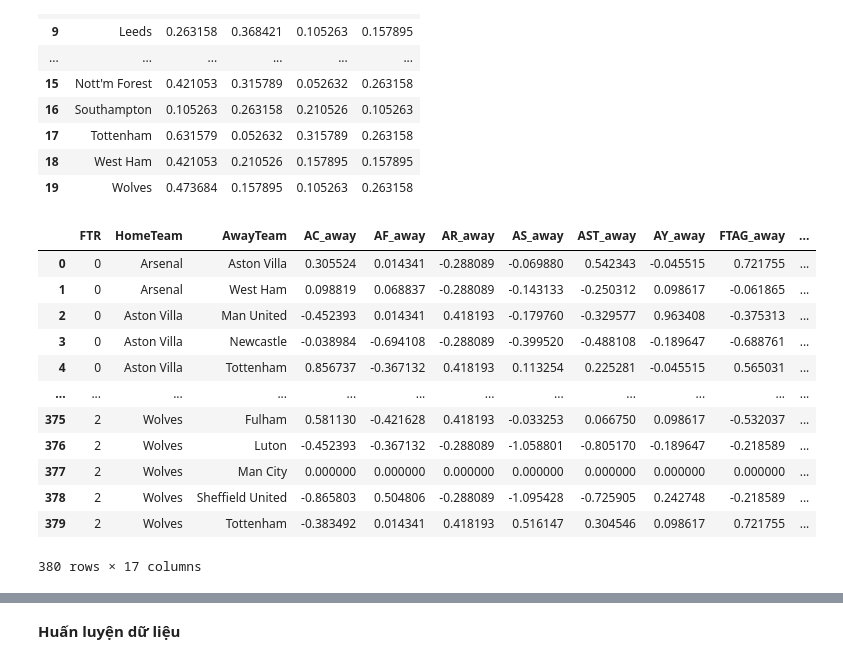
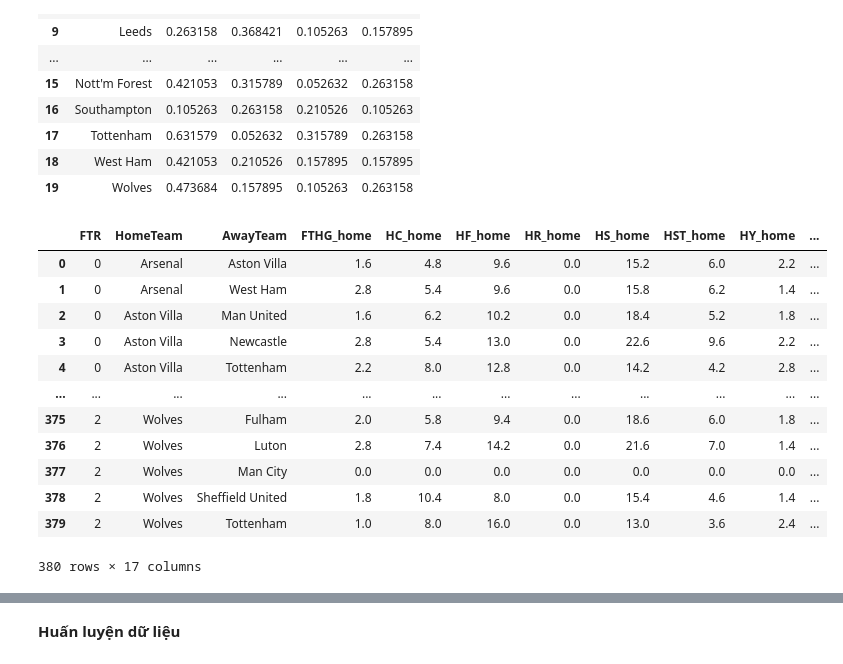
Before and after one commit to hoanghelloworld/match_football_prediction, a Jupyter notebook: train_models/EPL_train/all_models.ipynb, the cells around one changed output, grey strips where cells are left out. Saved outputs shown, nothing was run; the diff lists cells and outputs as text; code cells hidden in the pictures.

```diff
--- a/train_models/EPL_train/all_models.ipynb
+++ b/train_models/EPL_train/all_models.ipynb
@@ -6,7 +9,7 @@ import pandas as pd
 from data_processing import *
 # %%
 # Đọc file dữ liệu mùa giải hiện tại và chuyển vào dataframe
-df_saved_name = 'EPL23-24.csv'
+df_saved_name = '/workspaces/match_football_prediction/dulieuhuanluyen/EPL23-24.csv'
 df_ml = pd.read_csv(df_saved_name)  # Đọc file CSV vào dataframe df_ml
 df_ml
 # %% [output]
@@ -25,22 +28,7 @@ df_ml
 380 rows × 106 columns
 # %%
 # Điền giá trị 0 vào các ô bị thiếu
-df_ml = df_ml.fillna(0)  # Điền giá trị 0 vào các ô trống trong dataframe df_ml
-
-# Chọn các cột cần giữ lại
-columns_to_keep = ['Time', 'Div', 'Date', 'HomeTeam', 'AwayTeam', 'FTR', 'Referee', 'HTR']
-df_keep = df_ml[columns_to_keep]  # Tạo dataframe df_keep chứa các cột đã chọn
-
-# Chọn các cột cần chuẩn hóa
-columns_to_scale = [col for col in df_ml.columns if col not in columns_to_keep]
-df_scale = df_ml[columns_to_scale]  # Tạo dataframe df_scale chứa các cột cần chuẩn hóa
-
-# Chuẩn hóa các cột đã chọn
-scaled_np = preprocessing.scale(df_scale)  # Chuẩn hóa dữ liệu trong df_scale
-scaled_df = pd.DataFrame(scaled_np, columns=df_scale.columns)  # Tạo dataframe mới từ dữ liệu đã chuẩn hóa
-
-# Kết hợp các cột đã giữ lại và các cột đã chuẩn hóa
-data = pd.concat([df_keep, scaled_df], axis=1)  # Kết hợp df_keep và scaled_df
+data = df_ml.fillna(0)  # Điền giá trị 0 vào các ô trống trong dataframe df_ml
 
 # Chọn các cột mong muốn
 desired_columns = ['HomeTeam', 'AwayTeam', 'FTHG', 'FTAG', 'FTR', 'HS', 'AS', 'HST', 'AST', 'HF', 'AF', 'HC', 'AC', 'HY', 'AY', 'HR', 'AR']
@@ -110,42 +98,45 @@ last_season_stats
 # %%
 # Lấy danh sách các đội từ cột 'HomeTeam' trong dữ liệu
 teams = data['HomeTeam'].unique()
 # Chuẩn bị tập dữ liệu cho đội khách
+# prepare_dataset_away = prepare_dataset_away_l10m(data, teams) #train voi 10 tran truoc
 prepare_dataset_away = prepare_dataset_away_l5m(data, teams)
 # Điền các giá trị NaN bằng 0
 prepare_dataset_away = prepare_dataset_away.fillna(0)
 # Chuẩn bị tập dữ liệu cho đội nhà
+# prepare_dataset_away = prepare_dataset_away_l10m(data, teams) #train voi 10 tran truoc
 prepare_dataset_home = prepare_dataset_home_l5m(data, teams)
 # Điền các giá trị NaN bằng 0
 prepare_dataset_home = prepare_dataset_home.fillna(0)
 
 # Chuyển đổi cột 'FTR' thành dạng số (mã hóa)
-prepare_dataset_away['FTR'] = prepare_dataset_away['FTR'].astype('category').cat.codes
-prepare_dataset_home['FTR'] = prepare_dataset_home['FTR'].astype('category').cat.codes
+# prepare_dataset_away['FTR'] = prepare_dataset_away['FTR'].astype('category').cat.codes
+# prepare_dataset_home['FTR'] = prepare_dataset_home['FTR'].astype('category').cat.codes
 
 # Kết hợp hai dataframe lại thành một
-merged_df = pd.merge(prepare_dataset_away, prepare_dataset_home, on=['FTR', 'HomeTeam', 'AwayTeam'], suffixes=('_away', '_home'))
+merged_df = pd.merge(prepare_dataset_home,prepare_dataset_away, on=['FTR', 'HomeTeam', 'AwayTeam'], suffixes=('_away', '_home'))
 
 # Chọn các cột cần thiết từ dataframe đã kết hợp
-columns_away = ['AC_away', 'AF_away', 'AR_away', 'AS_away', 'AST_away', 'AY_away', 'FTAG_away']
+columns_away = ['FTAG_away','AC_away', 'AF_away', 'AR_away', 'AS_away', 'AST_away', 'AY_away']
 columns_home = ['FTHG_home', 'HC_home', 'HF_home', 'HR_home', 'HS_home', 'HST_home', 'HY_home']
-columns_to_group = ['FTR', 'HomeTeam', 'AwayTeam'] + columns_away + columns_home
+columns_to_group = ['FTR', 'HomeTeam', 'AwayTeam'] + columns_home+columns_away
 
 # Tạo dataframe mới và nhóm theo 'FTR', 'HomeTeam', 'AwayTeam'
 new_df = merged_df[columns_to_group].groupby(['FTR', 'HomeTeam', 'AwayTeam']).mean().reset_index()
+new_df['FTR'] = new_df['FTR'].astype('category').cat.codes
 new_df
 # %% [output]
-|  | FTR | HomeTeam | AwayTeam | AC_away | AF_away | AR_away | AS_away | AST_away | AY_away | FTAG_away | ... |
-| 0 | 0 | Arsenal | Aston Villa | 0.305524 | 0.014341 | -0.288089 | -0.069880 | 0.542343 | -0.045515 | 0.721755 | ... |
-| 1 | 0 | Arsenal | West Ham | 0.098819 | 0.068837 | -0.288089 | -0.143133 | -0.250312 | 0.098617 | -0.061865 | ... |
-| 2 | 0 | Aston Villa | Man United | -0.452393 | 0.014341 | 0.418193 | -0.179760 | -0.329577 | 0.963408 | -0.375313 | ... |
-| 3 | 0 | Aston Villa | Newcastle | -0.038984 | -0.694108 | -0.288089 | -0.399520 | -0.488108 | -0.189647 | -0.688761 | ... |
-| 4 | 0 | Aston Villa | Tottenham | 0.856737 | -0.367132 | 0.418193 | 0.113254 | 0.225281 | -0.045515 | 0.565031 | ... |
+|  | FTR | HomeTeam | AwayTeam | FTHG_home | HC_home | HF_home | HR_home | HS_home | HST_home | HY_home | ... |
+| 0 | 0 | Arsenal | Aston Villa | 1.6 | 4.8 | 9.6 | 0.0 | 15.2 | 6.0 | 2.2 | ... |
+| 1 | 0 | Arsenal | West Ham | 2.8 | 5.4 | 9.6 | 0.0 | 15.8 | 6.2 | 1.4 | ... |
+| 2 | 0 | Aston Villa | Man United | 1.6 | 6.2 | 10.2 | 0.0 | 18.4 | 5.2 | 1.8 | ... |
+| 3 | 0 | Aston Villa | Newcastle | 2.8 | 5.4 | 13.0 | 0.0 | 22.6 | 9.6 | 2.2 | ... |
+| 4 | 0 | Aston Villa | Tottenham | 2.2 | 8.0 | 12.8 | 0.0 | 14.2 | 4.2 | 2.8 | ... |
 | ... | ... | ... | ... | ... | ... | ... | ... | ... | ... | ... | ... |
-| 375 | 2 | Wolves | Fulham | 0.581130 | -0.421628 | 0.418193 | -0.033253 | 0.066750 | 0.098617 | -0.532037 | ... |
-| 376 | 2 | Wolves | Luton | -0.452393 | -0.367132 | -0.288089 | -1.058801 | -0.805170 | -0.189647 | -0.218589 | ... |
-| 377 | 2 | Wolves | Man City | 0.000000 | 0.000000 | 0.000000 | 0.000000 | 0.000000 | 0.000000 | 0.000000 | ... |
-| 378 | 2 | Wolves | Sheffield United | -0.865803 | 0.504806 | -0.288089 | -1.095428 | -0.725905 | 0.242748 | -0.218589 | ... |
-| 379 | 2 | Wolves | Tottenham | -0.383492 | 0.014341 | 0.418193 | 0.516147 | 0.304546 | 0.098617 | 0.721755 | ... |
+| 375 | 2 | Wolves | Fulham | 2.0 | 5.8 | 9.4 | 0.0 | 18.6 | 6.0 | 1.8 | ... |
+| 376 | 2 | Wolves | Luton | 2.8 | 7.4 | 14.2 | 0.0 | 21.6 | 7.0 | 1.4 | ... |
+| 377 | 2 | Wolves | Man City | 0.0 | 0.0 | 0.0 | 0.0 | 0.0 | 0.0 | 0.0 | ... |
+| 378 | 2 | Wolves | Sheffield United | 1.8 | 10.4 | 8.0 | 0.0 | 15.4 | 4.6 | 1.4 | ... |
+| 379 | 2 | Wolves | Tottenham | 1.0 | 8.0 | 16.0 | 0.0 | 13.0 | 3.6 | 2.4 | ... |
 380 rows × 17 columns
 # %%
```
Also changed, not shown: parts of 11 cells of this notebook, 8 other files.
